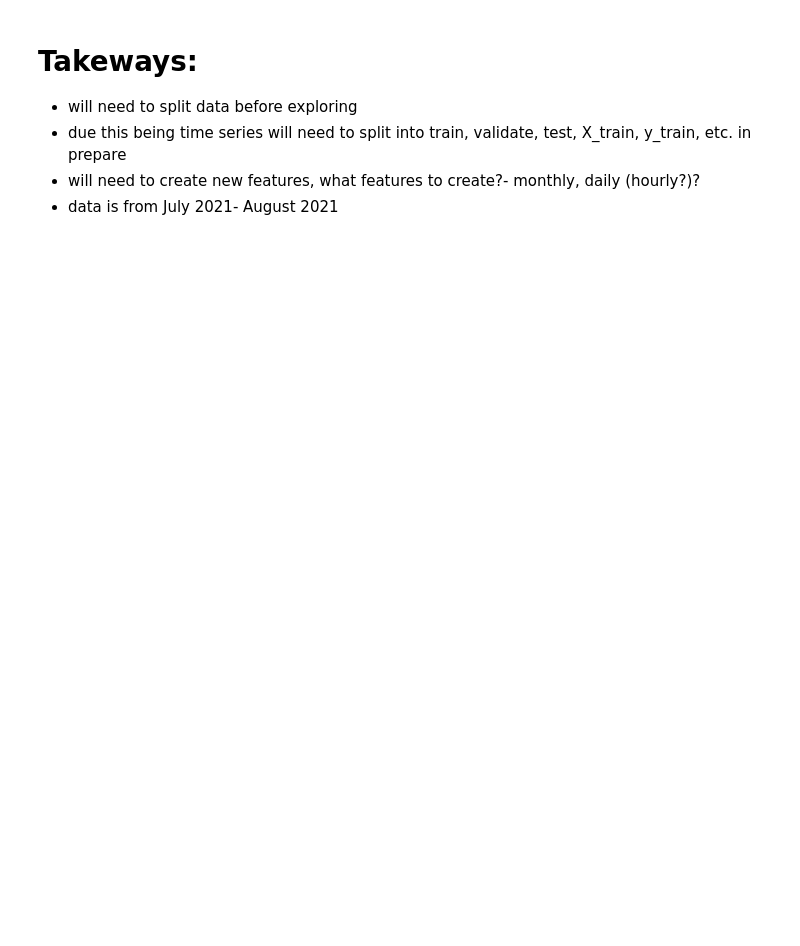
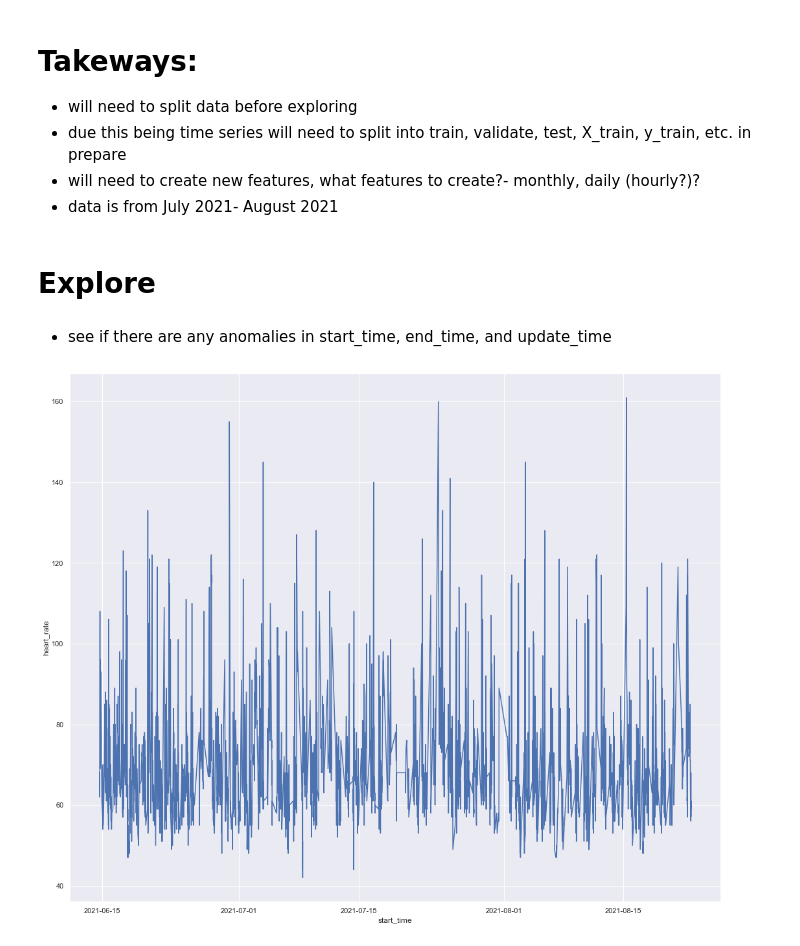
Before and after one commit to LinhQuach13/samsung_heart_rate_fit2, a Jupyter notebook: time_series_samsung_data.ipynb, the cells around one changed output. Cells and saved outputs as stored; diff of their text form; code cells hidden in the pictures; blank space fills up the shorter version.

```diff
--- a/time_series_samsung_data.ipynb
+++ b/time_series_samsung_data.ipynb
@@ -119,0 +140,21 @@ df.head(10)
+# %%
+def split(df, target):
+    '''
+    this function takes in the zillow dataframe
+    splits into train, validate and test subsets
+    then splits for X (features) and y (target)
+    '''
+    # split df into 20% test, 80% train_validate
+    train_validate, test = train_test_split(df, test_size=0.2, random_state=1234)
+    # split train_validate into 30% validate, 70% train
+    train, validate = train_test_split(train_validate, test_size=0.3, random_state=1234)
+    # Split with X and y
+    X_train = train.drop(columns=[target])
+    y_train = train[target]
+    X_validate = validate.drop(columns=[target])
+    y_validate = validate[target]
+    X_test = test.drop(columns=[target])
+    y_test = test[target]
+    return train, validate, test, X_train, y_train, X_validate, y_validate, X_test, y_test
+# %%
+train, validate, test, X_train, y_train, X_validate, y_validate, X_test, y_test= split(df, 'heart_rate')
@@ -123,3 +168,12 @@ df.head(10)
 - due this being time series will need to split into train, validate, test, X_train, y_train, etc. in prepare
 - will need to create new features, what features to create?- monthly, daily (hourly?)?
 - data is from July 2021- August 2021
+# %% [markdown]
+# Explore
+# %% [markdown]
+- see if there are any anomalies in start_time, end_time, and update_time
+# %%
+sns.lineplot(x= 'start_time', y= 'heart_rate', data=train)
+sns.set(rc={'figure.figsize':(24,18)})
+# %% [output]
+[figure, added]
```
Also changed, not shown: parts of 11 cells of this notebook.
